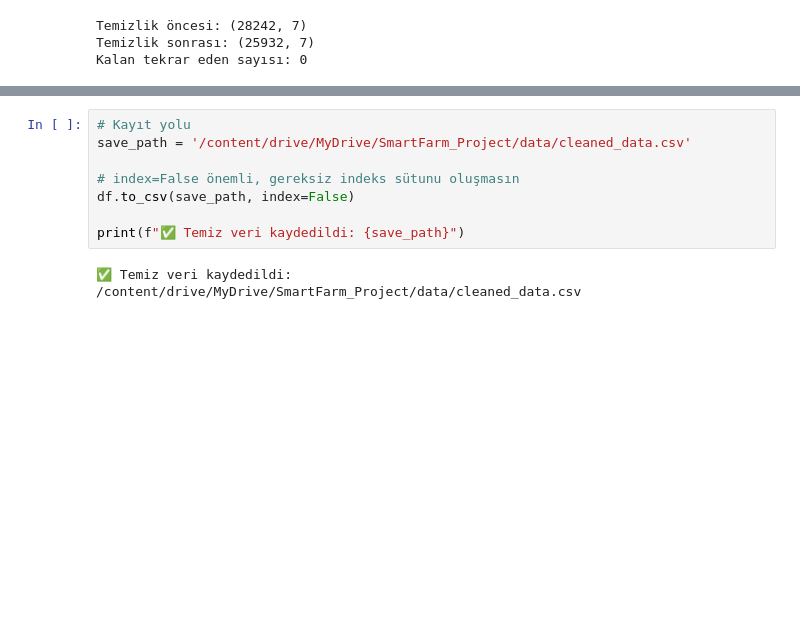
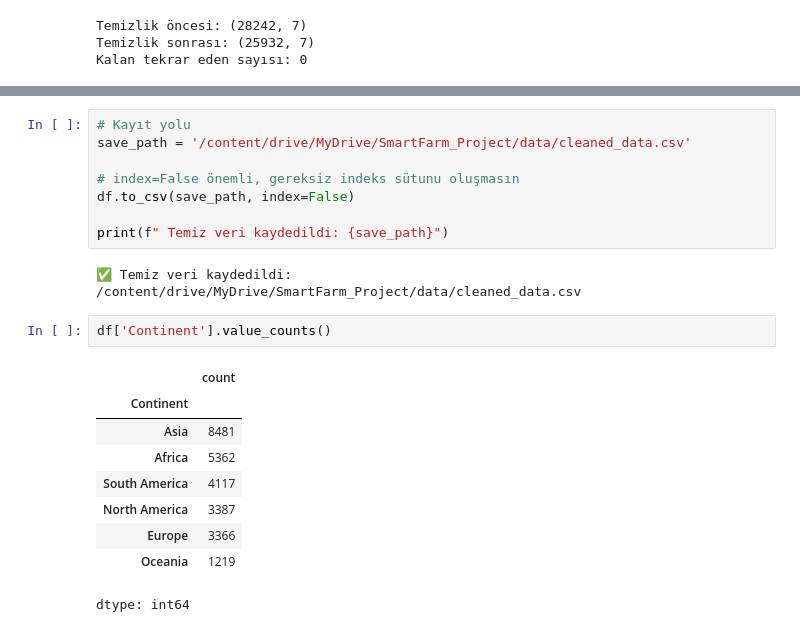
Before and after one commit to sametkusdemir/SmartFarm_YieldPrediction, a Jupyter notebook: notebooks/1_EDA_Problem_Tanimi.ipynb, the cells around one changed output, grey strips where cells are left out. Drawn from its saved outputs; the diff is of its cells as text; blank space fills up the shorter version.

```diff
--- a/notebooks/1_EDA_Problem_Tanimi.ipynb
+++ b/notebooks/1_EDA_Problem_Tanimi.ipynb
@@ -195,6 +195,18 @@ save_path = '/content/drive/MyDrive/SmartFarm_Project/data/cleaned_data.csv'
 # index=False önemli, gereksiz indeks sütunu oluşmasın
 df.to_csv(save_path, index=False)
 
-print(f"✅ Temiz veri kaydedildi: {save_path}")
+print(f" Temiz veri kaydedildi: {save_path}")
 # %% [output]
 ✅ Temiz veri kaydedildi: /content/drive/MyDrive/SmartFarm_Project/data/cleaned_data.csv
+# %%
+df['Continent'].value_counts()
+# %% [output]
+|  | count |
+| Continent |  |
+| Asia | 8481 |
+| Africa | 5362 |
+| South America | 4117 |
+| North America | 3387 |
+| Europe | 3366 |
+| Oceania | 1219 |
+dtype: int64
```
Also changed, not shown: parts of 1 cell of this notebook.
